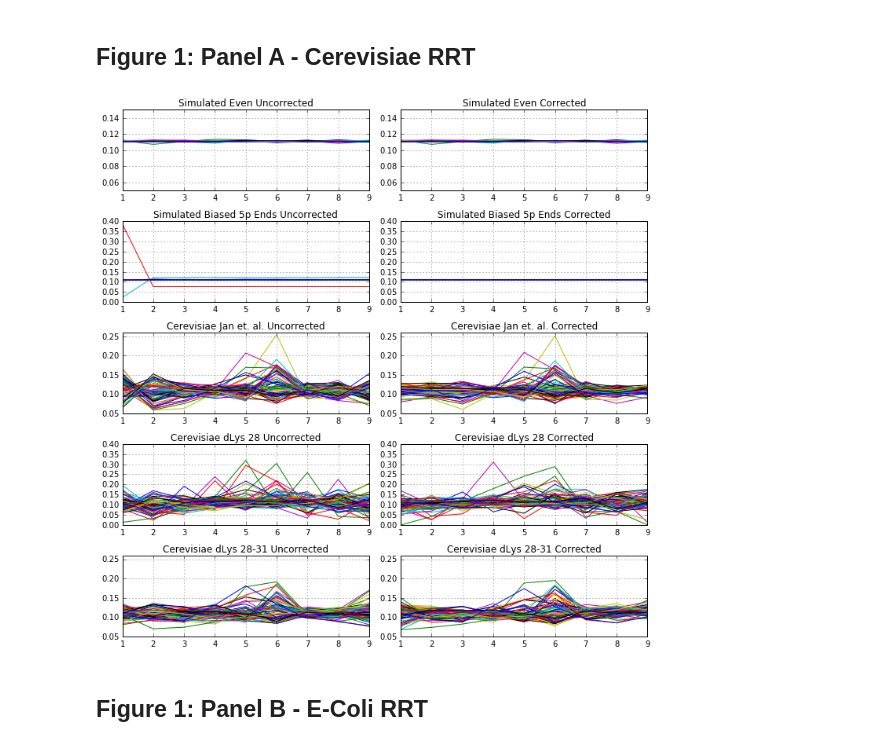
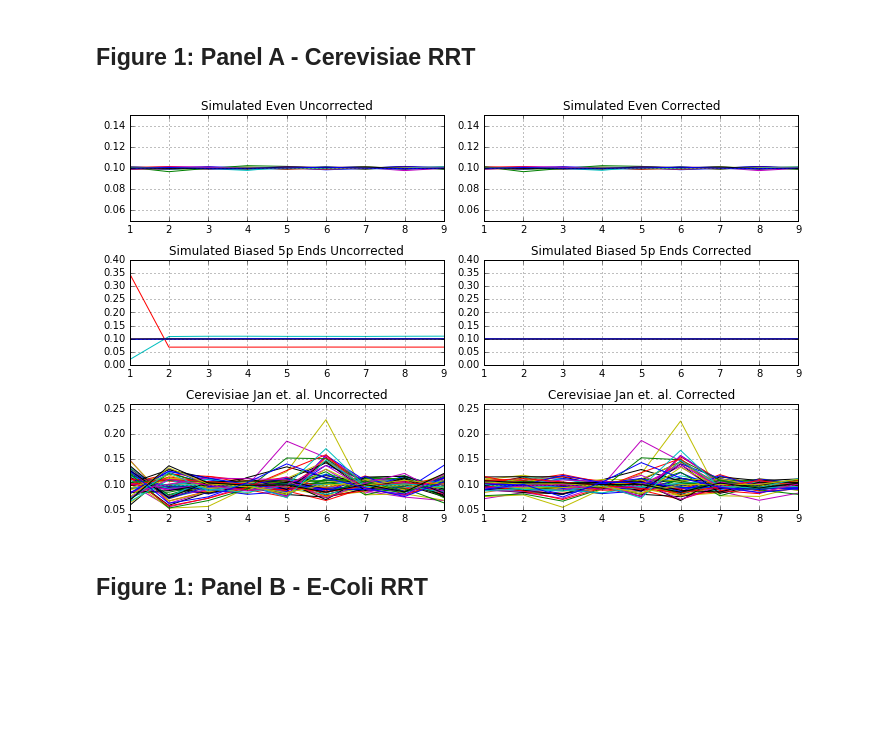
Before and after one commit to ayurovsky/ipython_notebooks_dsl, a Jupyter notebook: end_bias/Justin_Paper_Graphs_And_Calculations.ipynb, the cells around one changed output. Saved outputs shown, nothing was run; the diff lists cells and outputs as text; code cells hidden in the pictures; blank space fills up the shorter version.

Commit message:
updating graphs

```diff
--- a/end_bias/Justin_Paper_Graphs_And_Calculations.ipynb
+++ b/end_bias/Justin_Paper_Graphs_And_Calculations.ipynb
@@ -84,6 +84,7 @@ for row in reader:
     row = row[1:10]
     row = [x.strip('\n') for x in row]
     row = list(map(float, row))
+    row = [x / (10/9) for x in row]
     plt.plot([1,2,3,4,5,6,7,8,9],row)
 
 plt.subplot(5,2,2)
@@ -97,6 +98,7 @@ for row in reader:
     row = row[1:10]
     row = [x.strip('\n') for x in row]
     row = list(map(float, row))
+    row = [x / (10/9) for x in row]
     plt.plot([1,2,3,4,5,6,7,8,9],row)
 
 plt.subplot(5,2,3)
@@ -110,6 +112,7 @@ for row in reader:
     row = row[1:10]
     row = [x.strip('\n') for x in row]
     row = list(map(float, row))
+    row = [x / (10/9) for x in row]
     plt.plot([1,2,3,4,5,6,7,8,9],row)
 
 plt.subplot(5,2,4)
@@ -123,6 +126,7 @@ for row in reader:
     row = row[1:10]
     row = [x.strip('\n') for x in row]
     row = list(map(float, row))
+    row = [x / (10/9) for x in row]
     plt.plot([1,2,3,4,5,6,7,8,9],row)
 
 plt.subplot(5,2,5)
@@ -136,6 +140,7 @@ for row in reader:
     row = row[1:10]
     row = [x.strip('\n') for x in row]
     row = list(map(float, row))
+    row = [x / (10/9) for x in row]
     plt.plot([1,2,3,4,5,6,7,8,9],row)
 
 plt.subplot(5,2,6)
@@ -149,9 +154,10 @@ for row in reader:
     row = row[1:10]
     row = [x.strip('\n') for x in row]
     row = list(map(float, row))
+    row = [x / (10/9) for x in row]
     plt.plot([1,2,3,4,5,6,7,8,9],row)
 
-plt.subplot(5,2,7)
+'''plt.subplot(5,2,7)
 plt.ylim(0.0, 0.4)
 plt.title('Cerevisiae dLys 28 Uncorrected')
 plt.grid(True)
@@ -162,6 +168,7 @@ for row in reader:
     row = row[1:10]
     row = [x.strip('\n') for x in row]
     row = list(map(float, row))
+    row = [x / (10/9) for x in row]
     plt.plot([1,2,3,4,5,6,7,8,9],row)
 
 plt.subplot(5,2,8)
@@ -175,37 +182,41 @@ for row in reader:
     row = row[1:10]
     row = [x.strip('\n') for x in row]
     row = list(map(float, row))
+    row = [x / (10/9) for x in row]
     plt.plot([1,2,3,4,5,6,7,8,9],row)
 
 plt.subplot(5,2,9)
 plt.ylim(0.05, 0.26)
 plt.title('Cerevisiae dLys 28-31 Uncorrected')
 plt.grid(True)
 csvfile = open('window_stage2_cerevisiae_dLys_28_31.csv')
 reader = csv.reader(csvfile, delimiter=',')
 for row in reader:
     tag = row[0]
     row = row[1:10]
     row = [x.strip('\n') for x in row]
     row = list(map(float, row))
+    row = [x / (10/9) for x in row]
     plt.plot([1,2,3,4,5,6,7,8,9],row)
 
 plt.subplot(5,2,10)
 plt.ylim(0.05, 0.26)
 plt.title('Cerevisiae dLys 28-31 Corrected')
 plt.grid(True)
 csvfile = open('window_stage2_v6_28_31_dLys_corrected.csv')
 reader = csv.reader(csvfile, delimiter=',')
 for row in reader:
     tag = row[0]
     row = row[1:10]
     row = [x.strip('\n') for x in row]
     row = list(map(float, row))
+    row = [x / (10/9) for x in row]
     plt.plot([1,2,3,4,5,6,7,8,9],row)
+'''
 
 plt.tight_layout()
 # %% [output]
-[figure, old version]
+[figure, new version]
 # %% [markdown]
 ## Figure 1: Panel B - E-Coli RRT
 # %%
```
Also changed, not shown: parts of 7 cells of this notebook.
